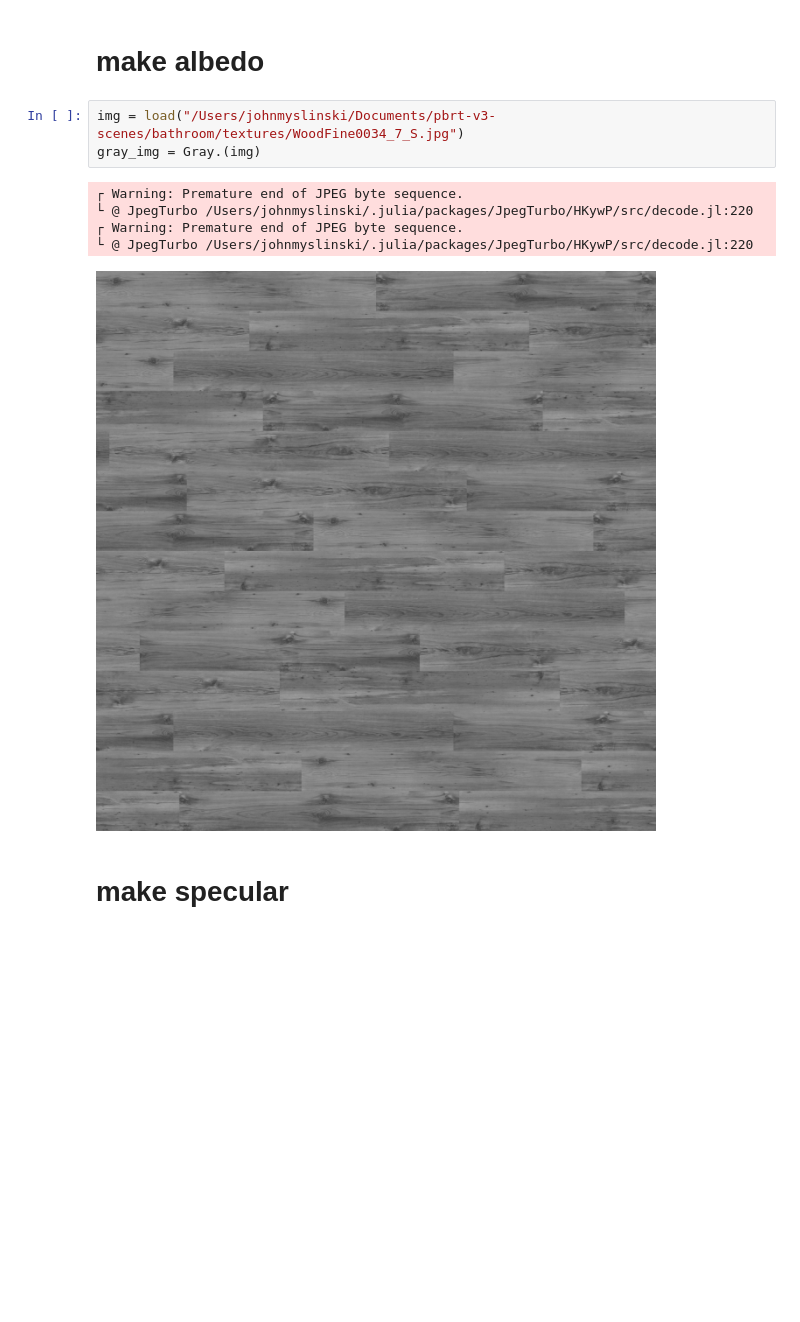
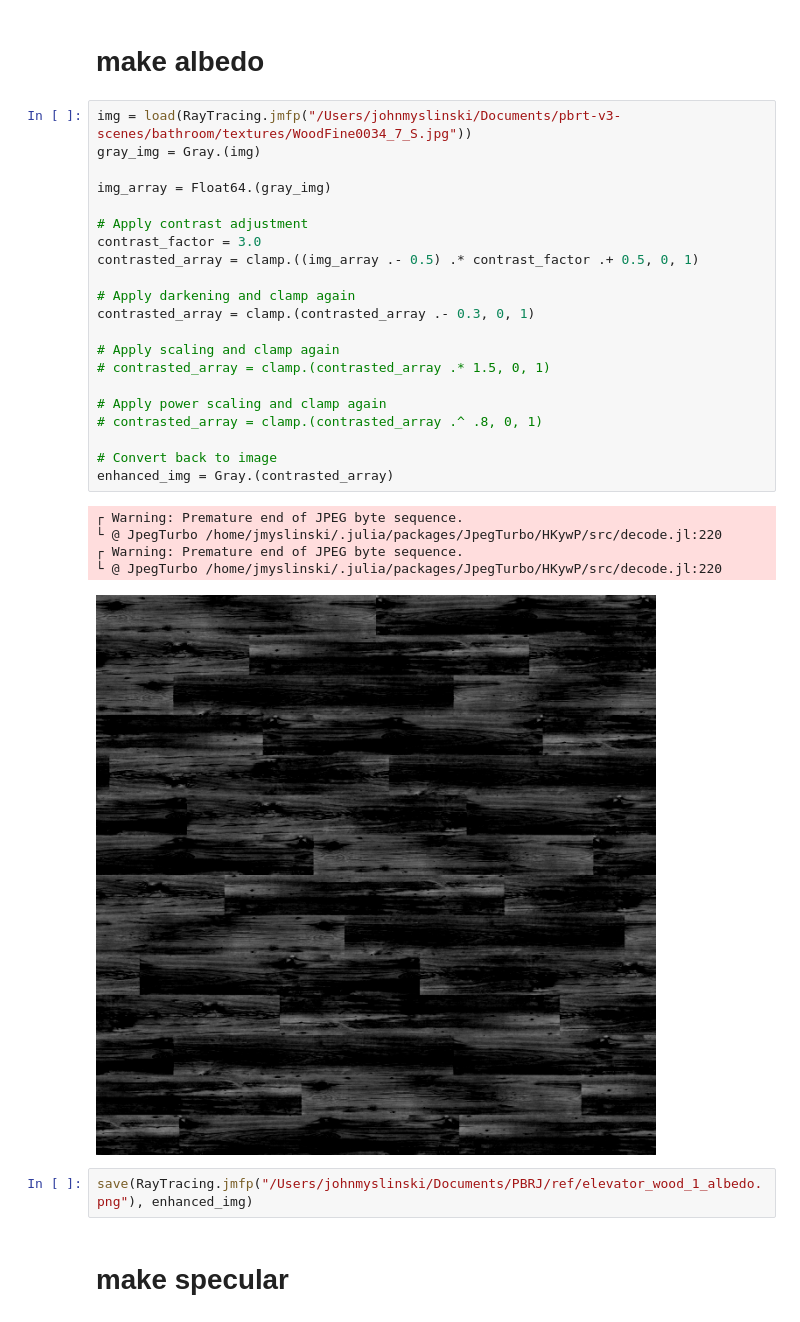
Before and after one commit to JohnBatmanMySlinky/PBRJ, a Jupyter notebook: src/notebooks/elevator_mat_wood.ipynb, the cells around one changed output. Cells and saved outputs as stored; diff of their text form; blank space fills up the shorter version.

Commit message:
scenework

```diff
--- a/src/notebooks/elevator_mat_wood.ipynb
+++ b/src/notebooks/elevator_mat_wood.ipynb
@@ -3,13 +6,33 @@ using Images
 # %% [markdown]
 # make albedo
 # %%
-img = load("/Users/johnmyslinski/Documents/pbrt-v3-scenes/bathroom/textures/WoodFine0034_7_S.jpg")
+img = load(RayTracing.jmfp("/Users/johnmyslinski/Documents/pbrt-v3-scenes/bathroom/textures/WoodFine0034_7_S.jpg"))
 gray_img = Gray.(img)
+
+img_array = Float64.(gray_img)
+
+# Apply contrast adjustment
+contrast_factor = 3.0
+contrasted_array = clamp.((img_array .- 0.5) .* contrast_factor .+ 0.5, 0, 1)
+
+# Apply darkening and clamp again
+contrasted_array = clamp.(contrasted_array .- 0.3, 0, 1)
+
+# Apply scaling and clamp again
+# contrasted_array = clamp.(contrasted_array .* 1.5, 0, 1)
+
+# Apply power scaling and clamp again
+# contrasted_array = clamp.(contrasted_array .^ .8, 0, 1)
+
+# Convert back to image
+enhanced_img = Gray.(contrasted_array)
 # %% [output]
 ┌ Warning: Premature end of JPEG byte sequence.
-└ @ JpegTurbo /Users/johnmyslinski/.julia/packages/JpegTurbo/HKywP/src/decode.jl:220
+└ @ JpegTurbo /home/jmyslinski/.julia/packages/JpegTurbo/HKywP/src/decode.jl:220
 ┌ Warning: Premature end of JPEG byte sequence.
-└ @ JpegTurbo /Users/johnmyslinski/.julia/packages/JpegTurbo/HKywP/src/decode.jl:220
+└ @ JpegTurbo /home/jmyslinski/.julia/packages/JpegTurbo/HKywP/src/decode.jl:220
-[figure, old version]
+[figure, new version]
+# %%
+save(RayTracing.jmfp("/Users/johnmyslinski/Documents/PBRJ/ref/elevator_wood_1_albedo.png"), enhanced_img)
 # %% [markdown]
 # make specular
```
Also changed, not shown: parts of 2 cells of this notebook, 2 other files.
